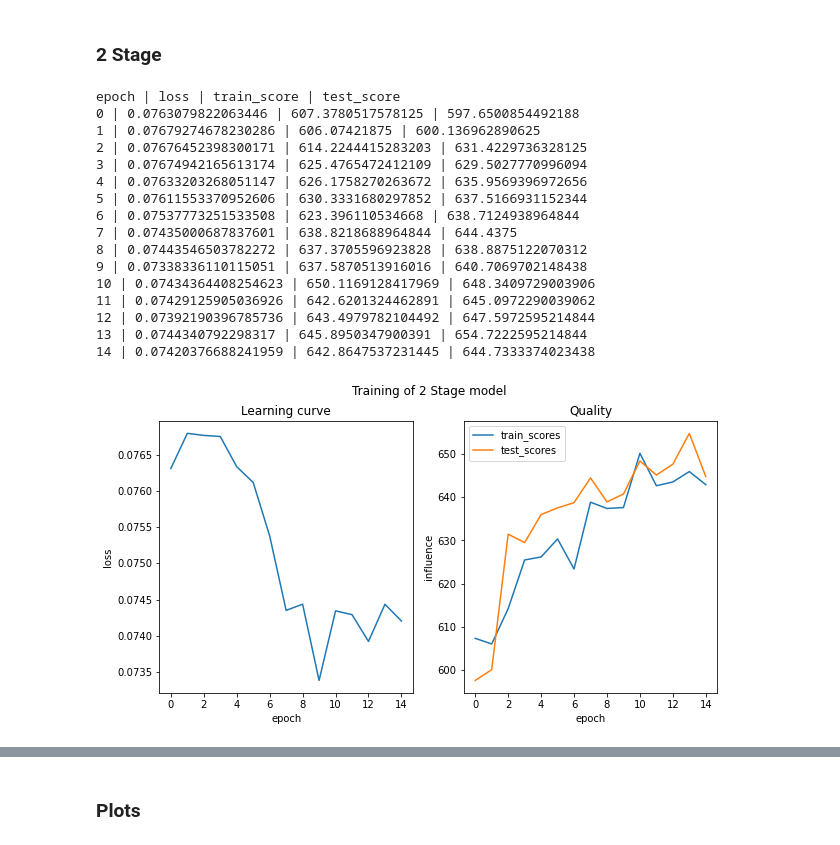
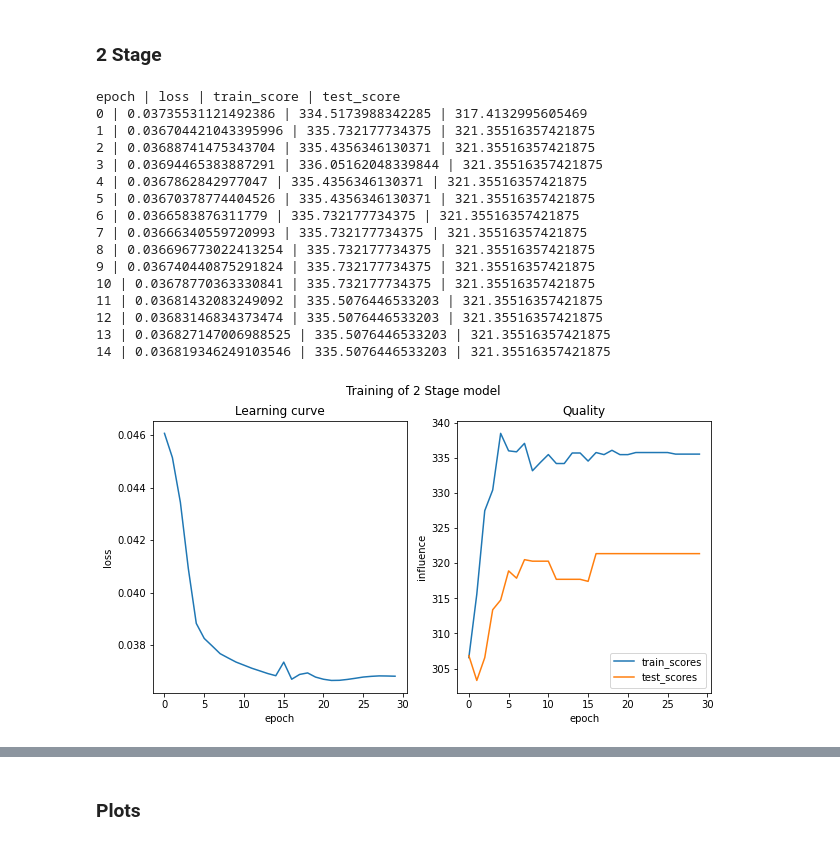
Before and after one commit to mario-michelessa/influence-maximization, a Jupyter notebook: decision_focused_learning_gpu/grd_main_twitter_gpu.ipynb, the cells around one changed output, grey strips where cells are left out. Drawn from its saved outputs; the diff is of its cells as text; code cells hidden in the pictures.

```diff
--- a/decision_focused_learning_gpu/grd_main_twitter_gpu.ipynb
+++ b/decision_focused_learning_gpu/grd_main_twitter_gpu.ipynb
@@ -58,7 +107,7 @@ N_TRAIN = int(0.8 * N_INSTANCES)
 Device
 # %%
 # setting device on GPU if available, else CPU
-device = torch.device('cpu' if torch.cuda.is_available() else 'cpu')
+device = torch.device('cuda' if torch.cuda.is_available() else 'cpu')
 print('Using device:', device)
 print()
 torch.cuda.empty_cache()
@@ -74,7 +128,17 @@ Using device: cpu
 # %% [markdown]
 ##### Instances definition
 # %%
-path = "instances_weibo/oversampled_FE_LP_2/"
+
+def transform_Y(Y) :
+    Yc = np.copy(Y)
+    #return np.minimum(100 * Y_train, np.ones((N_TRAIN, N_INFLUENCERS, N_TARGETS)))
+    t1 = np.quantile(Y[Y>0], q1) # weak probability
+    t2 = np.quantile(Y[Y>0], q2) # average medium probability
+    t3 = np.quantile(Y[Y>0], q3) # high probability
+    Y[Yc>t1] = low_p
+    Y[Yc>t2] = med_p
+    Y[Yc>t3] = high_p
+    return Y
 
 @jit
 def create_train_test(train_id):
@@ -90,7 +154,7 @@ def create_train_test(train_id):
 
     c_train, c_test = 0, 0
     for instance in range(N_INSTANCES) :
-        XY = np.load(path + f"{instance}.npz")['arr_0']
+        XY = np.load(instance_path + f"{instance}.npz")['arr_0']
         if instance in train_id :
             X_train[c_train] = XY[:,:,:-1]
             Y_train[c_train] = XY[:,:,-1]
@@ -102,6 +166,9 @@ def create_train_test(train_id):
 
     #Cheating line
     #X_train[:,:,:,9] = Y_train * 2
+
+    Y_train = transform_Y(Y_train)
+    Y_test = transform_Y(Y_test)
 
     X_train = torch.from_numpy(X_train).float()
     Y_train = torch.from_numpy(Y_train).float()
@@ -187,7 +258,7 @@ marginal_vec_pred = partial(marginal_vec, w = w)
 
 for epoch in range(num_epochs):
 
-    data_loader = torch.utils.data.DataLoader(dataset, batch_size = batch_size, shuffle = True)
+    data_loader = torch.utils.data.DataLoader(dataset, batch_size = batch_size, )
     for X_batch, P_batch in data_loader:
         loss = 0
         for X, P in zip(X_batch, P_batch):
@@ -209,6 +280,10 @@ for epoch in range(num_epochs):
     train_score = eval_grd(net_df, X_train, Y_train)
     test_score  = eval_grd(net_df, X_test, Y_test)
     loss_df.append(loss.item())
+    wandb.log({"loss_df": loss})
+    wandb.log({"train_score_df": train_score})
+    wandb.log({"test_score_df": test_score})
+
 
     print(f"{epoch} | {loss} | {train_score} | {test_score}")
 
@@ -272,52 +347,55 @@ net_2s = make_fc(N_FEATURES, num_layers, activation, intermediate_size)
 net_2s.apply(init_weights)
 net_2s = net_2s.to(device)
 # %%
-num_epochs = 15
-
 loss_fn = nn.MSELoss()
 optimizer = torch.optim.Adam(net_2s.parameters(), lr = learning_rate)
 
 print("epoch | loss | train_score | test_score ")
 
 for epoch in range(num_epochs):
-    data_loader = torch.utils.data.DataLoader(dataset, batch_size = batch_size, shuffle = True)
+    data_loader = torch.utils.data.DataLoader(dataset, batch_size = batch_size, ) #shuffle=True
     for X_batch, P_batch in data_loader:
         loss = 0
         for X, P in zip(X_batch, P_batch):
             X, P = X.to(device), P.to(device)
             pred = net_2s(X).view_as(P)
             loss += loss_fn(pred, P)
         loss = loss / batch_size
         optimizer.zero_grad()
         loss.backward()
         optimizer.step()
 
     train_score = eval_grd(net_2s, X_train, Y_train)
     test_score  = eval_grd(net_2s, X_test, Y_test)
     print(f"{epoch} | {loss} | {train_score} | {test_score}")
+
+    wandb.log({"loss_2s": loss})
+    wandb.log({"train_score_2s": train_score})
+    wandb.log({"test_score_2s": test_score})
+
     train_scores_2s.append(train_score)
     test_scores_2s.append(test_score)
     loss_2s.append(loss.item())
 
 print_training(loss_2s, train_scores_2s, test_scores_2s,"Training of 2 Stage model")
 # %% [output]
 epoch | loss | train_score | test_score
-0 | 0.0763079822063446 | 607.3780517578125 | 597.6500854492188
-1 | 0.07679274678230286 | 606.07421875 | 600.136962890625
-2 | 0.07676452398300171 | 614.2244415283203 | 631.4229736328125
-3 | 0.07674942165613174 | 625.4765472412109 | 629.5027770996094
-4 | 0.07633203268051147 | 626.1758270263672 | 635.9569396972656
-5 | 0.07611553370952606 | 630.3331680297852 | 637.5166931152344
-6 | 0.07537773251533508 | 623.396110534668 | 638.7124938964844
-7 | 0.07435000687837601 | 638.8218688964844 | 644.4375
-8 | 0.07443546503782272 | 637.3705596923828 | 638.8875122070312
-9 | 0.07338336110115051 | 637.5870513916016 | 640.7069702148438
-10 | 0.07434364408254623 | 650.1169128417969 | 648.3409729003906
-11 | 0.07429125905036926 | 642.6201324462891 | 645.0972290039062
-12 | 0.07392190396785736 | 643.4979782104492 | 647.5972595214844
-13 | 0.0744340792298317 | 645.8950347900391 | 654.7222595214844
-14 | 0.07420376688241959 | 642.8647537231445 | 644.7333374023438
+0 | 0.03735531121492386 | 334.5173988342285 | 317.4132995605469
+1 | 0.036704421043395996 | 335.732177734375 | 321.35516357421875
+2 | 0.03688741475343704 | 335.4356346130371 | 321.35516357421875
+3 | 0.03694465383887291 | 336.05162048339844 | 321.35516357421875
+4 | 0.0367862842977047 | 335.4356346130371 | 321.35516357421875
+5 | 0.03670378774404526 | 335.4356346130371 | 321.35516357421875
+6 | 0.0366583876311779 | 335.732177734375 | 321.35516357421875
+7 | 0.03666340559720993 | 335.732177734375 | 321.35516357421875
+8 | 0.036696773022413254 | 335.732177734375 | 321.35516357421875
+9 | 0.036740440875291824 | 335.732177734375 | 321.35516357421875
+10 | 0.03678770363330841 | 335.732177734375 | 321.35516357421875
+11 | 0.03681432083249092 | 335.5076446533203 | 321.35516357421875
+12 | 0.03683146834373474 | 335.5076446533203 | 321.35516357421875
+13 | 0.036827147006988525 | 335.5076446533203 | 321.35516357421875
+14 | 0.036819346249103546 | 335.5076446533203 | 321.35516357421875
-[figure, old version]
+[figure, new version]
 # %%
 print("2-stage on train dataset : ")
 compare_grd(net_2s, X_train, Y_train)
```
Also changed, not shown: parts of 25 cells of this notebook, 22 other files.
